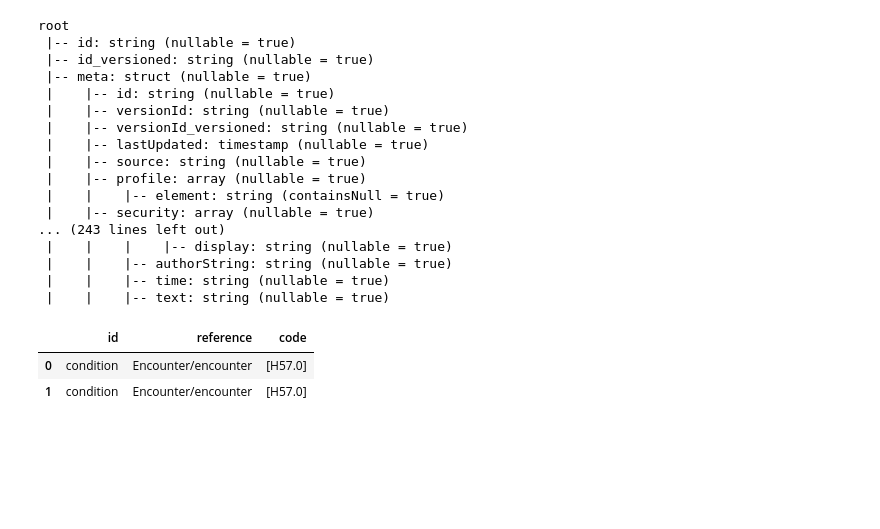
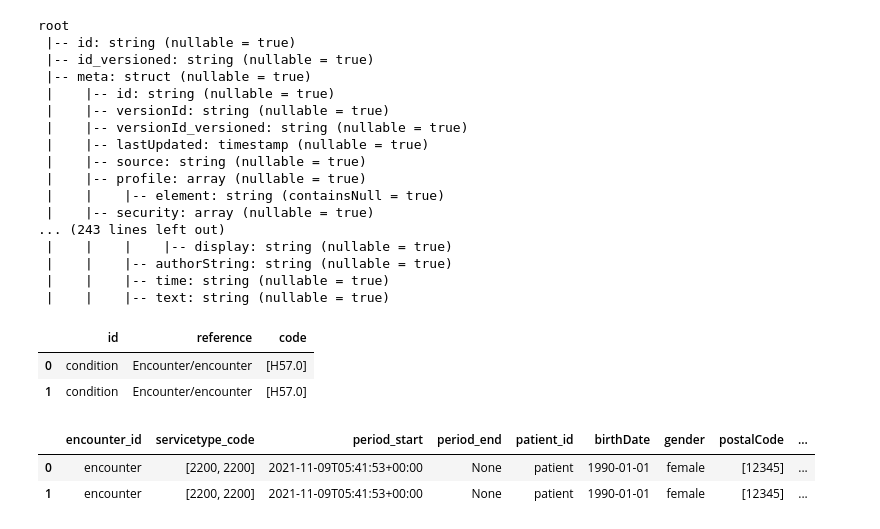
Before and after one commit to miracum/demo-kafka-spark-pipeline, a Jupyter notebook: volume/getting_started_with_pathling_5.0.3-dev0.ipynb, the cells around one changed output. Cells and saved outputs as stored; diff of their text form; code cells hidden in the pictures; blank space fills up the shorter version.

Commit message:
adaption to newest pathling developments

```diff
--- a/volume/getting_started_with_pathling.ipynb
+++ b/volume/getting_started_with_pathling_5.0.3-dev0.ipynb
@@ -189,0 +129,4 @@ condition = bundles.extract_entry(spark, resources, 'Condition')
+# %%
+from pathling import PathlingContext
+
+ptl = PathlingContext.create(spark)
@@ -190,3 +144,7 @@ condition = bundles.extract_entry(spark, resources, 'Condition')
+# %%
+patients = ptl.encodeBundle(kafka_data.select("value"), 'Patient')
+encounter = ptl.encodeBundle(kafka_data.select("value"), 'Encounter')
+condition = ptl.encodeBundle(kafka_data.select("value"), 'Condition')
 # %%
 patients.printSchema()
 # %% [output]
@@ -263,3 +221,38 @@ condition.select("id", "encounter.reference", "code.coding.code").toPandas()
 |  | id | reference | code |
 | 0 | condition | Encounter/encounter | [H57.0] |
 | 1 | condition | Encounter/encounter | [H57.0] |
+# %%
+from pyspark.sql.functions import regexp_replace, col
+
+pt1 = patients.select("id", "birthDate", "gender", "address.postalCode")
+
+enc1 = encounter \
+    .select( \
+        col("id").alias("encounter_id"), \
+        "subject.reference", \
+        col("serviceType.coding.code").alias("servicetype_code"), \
+        col("period.start").alias("period_start"), \
+        col("period.end").alias("period_end") \
+       ) \
+    .withColumn("patient_id", regexp_replace("reference", "Patient/", ""))
+
+cd1 = condition \
+    .select( \
+        "id", \
+        "encounter.reference", \
+        col("code.coding.code").alias("condition_code") \
+       ) \
+    .withColumn("cond_encounter_id", regexp_replace("reference", "Encounter/", ""))
+# %%
+join1 = enc1 \
+    .join(pt1, enc1.patient_id == pt1.id)
+join2 = join1 \
+    .select("encounter_id", "servicetype_code", "period_start", "period_end", "patient_id", "birthDate", "gender", "postalCode") \
+    .join(cd1, join1.encounter_id == cd1.cond_encounter_id) \
+    .select("encounter_id", "servicetype_code", "period_start", "period_end", "patient_id", "birthDate", "gender", "postalCode", "condition_code")
+# %%
+join2.toPandas()
+# %% [output]
+|  | encounter_id | servicetype_code | period_start | period_end | patient_id | birthDate | gender | postalCode | ... |
+| 0 | encounter | [2200, 2200] | 2021-11-09T05:41:53+00:00 | None | patient | 1990-01-01 | female | [12345] | ... |
+| 1 | encounter | [2200, 2200] | 2021-11-09T05:41:53+00:00 | None | patient | 1990-01-01 | female | [12345] | ... |
```
Also changed, not shown: parts of 15 cells of this notebook, 4 other files.
